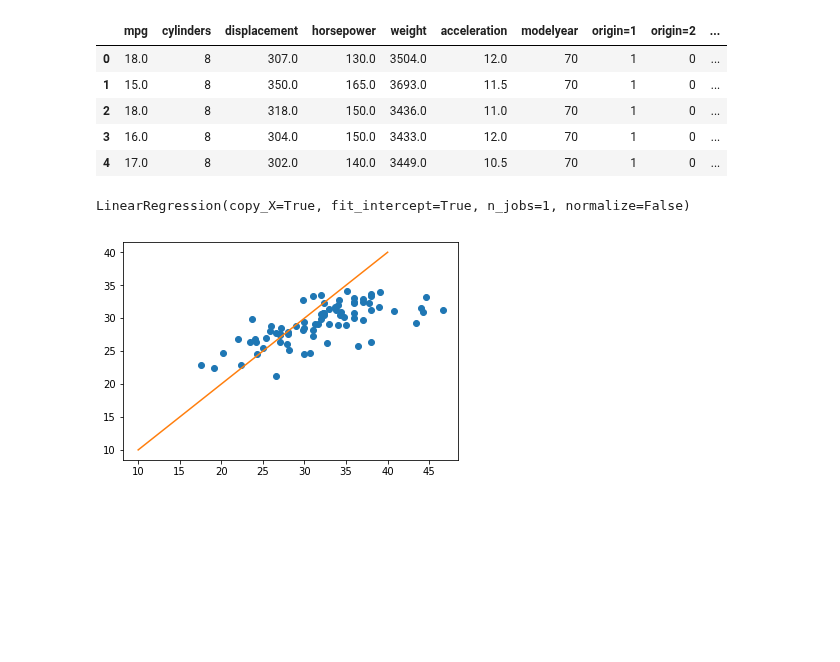
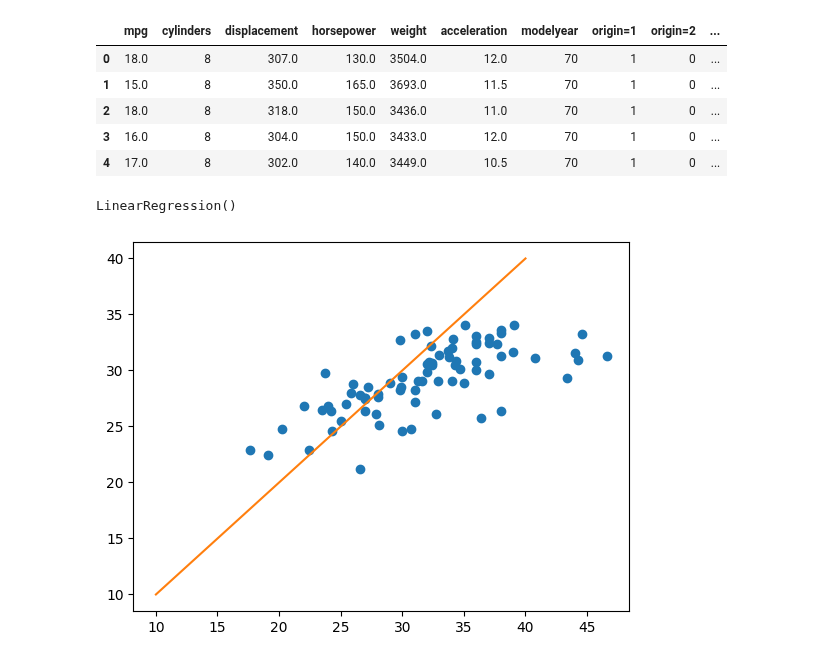
Before and after one commit to wikibook/real-world-machine-learning, a Jupyter notebook: Chapter 3 - Modeling and prediction.ipynb, the cells around one changed output. Drawn from its saved outputs; the diff is of its cells as text; code cells hidden in the pictures; blank space fills up the shorter version.

```diff
--- a/Chapter 3 - Modeling and prediction.ipynb
+++ b/Chapter 3 - Modeling and prediction.ipynb
@@ -29,7 +28,8 @@ data_test = data[int(0.8*len(data)):]
 # 2장에서 작성한 범주형에서 수치형으로 변환하는 함수를
 # 자동으로 열 이름을 추가하도록 변경했다.
 def cat_to_num(data):
-    categories = unique(data)
+    data = data.astype(str)
+    categories = np.unique(data)
     features = {}
     for cat in categories:
         binary = (data == cat)
@@ -170,12 +168,14 @@ from sklearn.linear_model import LinearRegression
 reg = LinearRegression()
 reg.fit(auto_train.drop('mpg', axis=1), auto_train["mpg"])
 # %% [output]
-LinearRegression(copy_X=True, fit_intercept=True, n_jobs=1, normalize=False)
+LinearRegression()
 # %%
 pred_mpg = reg.predict(auto_test.drop('mpg',axis=1))
 # %%
-plot(auto_test.mpg, pred_mpg, 'o')
-x = linspace(10,40,5)
-plot(x, x, '-');
+import matplotlib.pyplot as plt
+
+plt.plot(auto_test.mpg, pred_mpg, 'o')
+x = np.linspace(10,40,5)
+plt.plot(x, x, '-');
 # %% [output]
-[figure, old version]
+[figure, new version]
```
Also changed, not shown: parts of 11 cells of this notebook.
